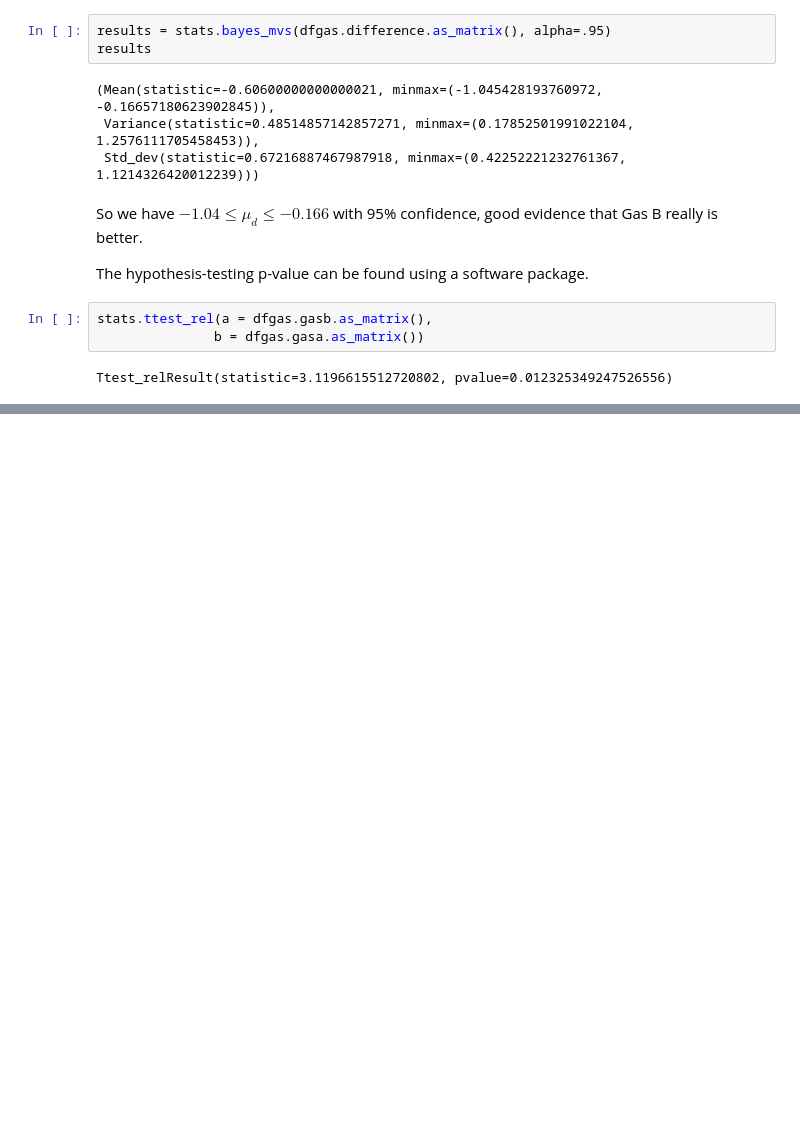
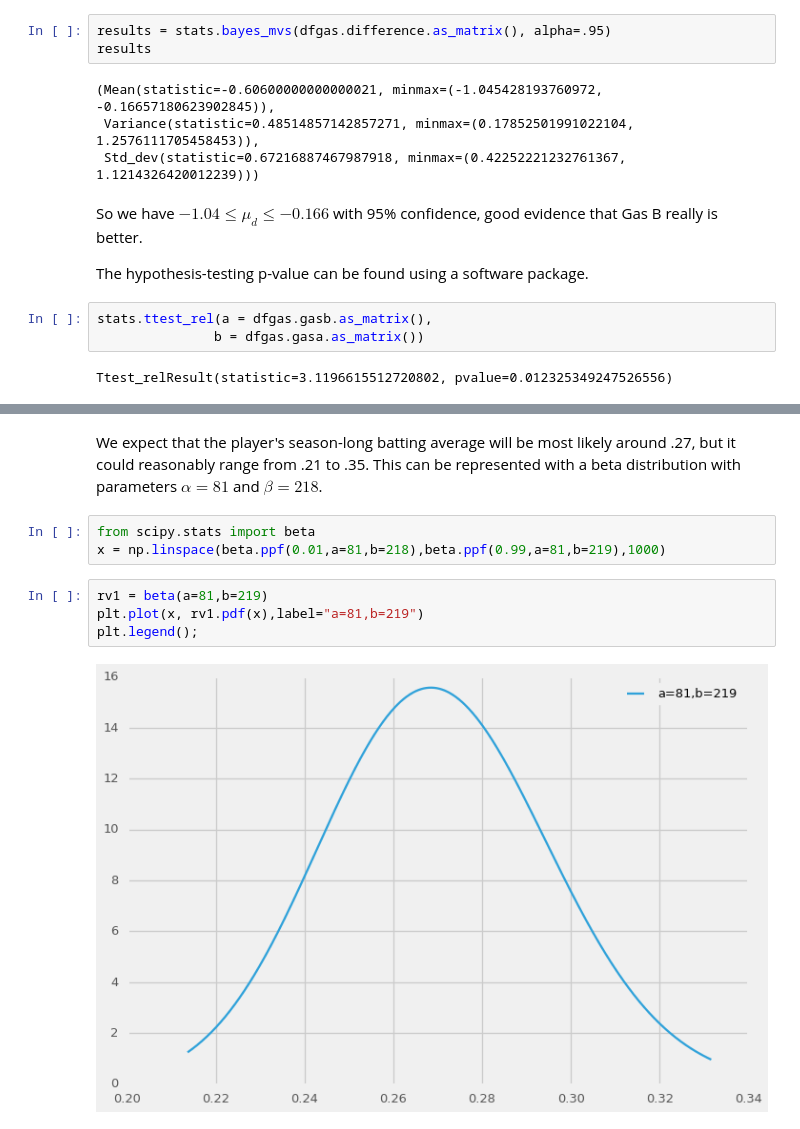
Before and after one commit to doolingdavid/ThinkStats2, a Jupyter notebook: code/thoroughnotes.ipynb, the cells around one changed output, grey strips where cells are left out. Saved outputs shown, nothing was run; the diff lists cells and outputs as text; blank space fills up the shorter version.

```diff
--- a/code/thoroughnotes.ipynb
+++ b/code/thoroughnotes.ipynb
@@ -879,0 +899,11 @@ Ttest_relResult(statistic=3.1196615512720802, pvalue=0.012325349247526556)
+# %% [markdown]
+We expect that the player's season-long batting average will be most likely around .27, but it could reasonably range from .21 to .35. This can be represented with a beta distribution with parameters $\alpha = 81$ and $\beta = 218$.
+# %%
+from scipy.stats import beta
+x = np.linspace(beta.ppf(0.01,a=81,b=218),beta.ppf(0.99,a=81,b=219),1000)
+# %%
+rv1 = beta(a=81,b=219)
+plt.plot(x, rv1.pdf(x),label="a=81,b=219")
+plt.legend();
+# %% [output]
+[figure, added]
```
Also changed, not shown: parts of 13 cells of this notebook.
